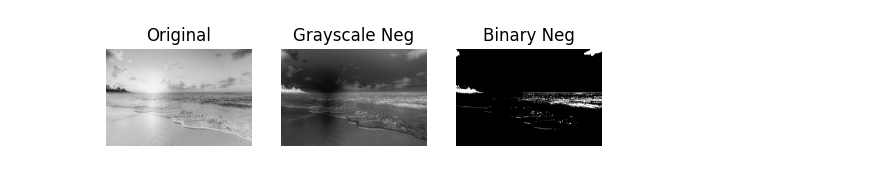
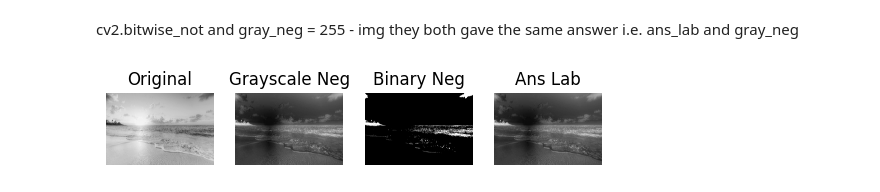
Before and after one commit to iakshkhurana/ip-lab, a Jupyter notebook: img-complement/solution.ipynb, the cells around one changed output. Saved outputs shown, nothing was run; the diff lists cells and outputs as text; code cells hidden in the pictures.

```diff
--- a/img-complement/solution.ipynb
+++ b/img-complement/solution.ipynb
@@ -1,18 +1,26 @@
+# %% [markdown]
+cv2.bitwise_not and gray_neg = 255 - img
+they both gave the same answer
+i.e.
+ans_lab and gray_neg
 # %%
 import cv2
 import numpy as np
 img = cv2.imread('../dataset/sample.jpg',0)
+
+ans_lab = cv2.bitwise_not(img)
 
 gray_neg = 255 - img
 
 _,binary_neg = cv2.threshold(gray_neg,127,255,cv2.THRESH_BINARY)
 
 # cv2.threshold(src, thresh, maxval, type)
 
 import matplotlib.pyplot as plt
-plt.subplot(1,3,1); plt.imshow(img, cmap='gray'); plt.title("Original"); plt.axis('off')
-plt.subplot(1,3,2); plt.imshow(gray_neg, cmap='gray'); plt.title("Grayscale Neg"); plt.axis('off')
-plt.subplot(1,3,3); plt.imshow(binary_neg, cmap='gray'); plt.title("Binary Neg"); plt.axis('off')
+plt.subplot(1,4,1); plt.imshow(img, cmap='gray'); plt.title("Original"); plt.axis('off')
+plt.subplot(1,4,2); plt.imshow(gray_neg, cmap='gray'); plt.title("Grayscale Neg"); plt.axis('off')
+plt.subplot(1,4,3); plt.imshow(binary_neg, cmap='gray'); plt.title("Binary Neg"); plt.axis('off')
+plt.subplot(1,4,4); plt.imshow(ans_lab, cmap='gray'); plt.title("Ans Lab"); plt.axis('off')
 plt.show()
 # %% [output]
-[figure, old version]
+[figure, new version]
```
